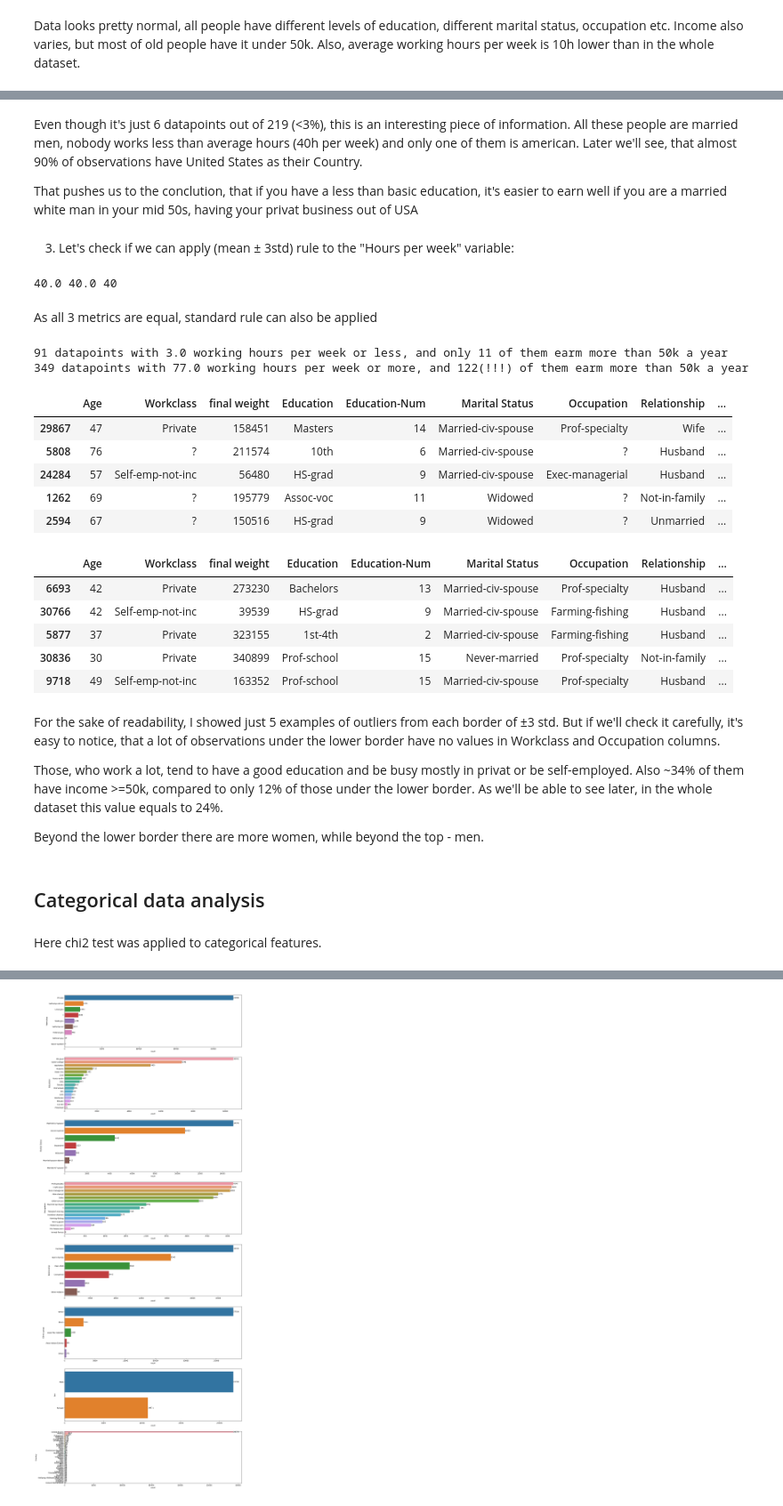
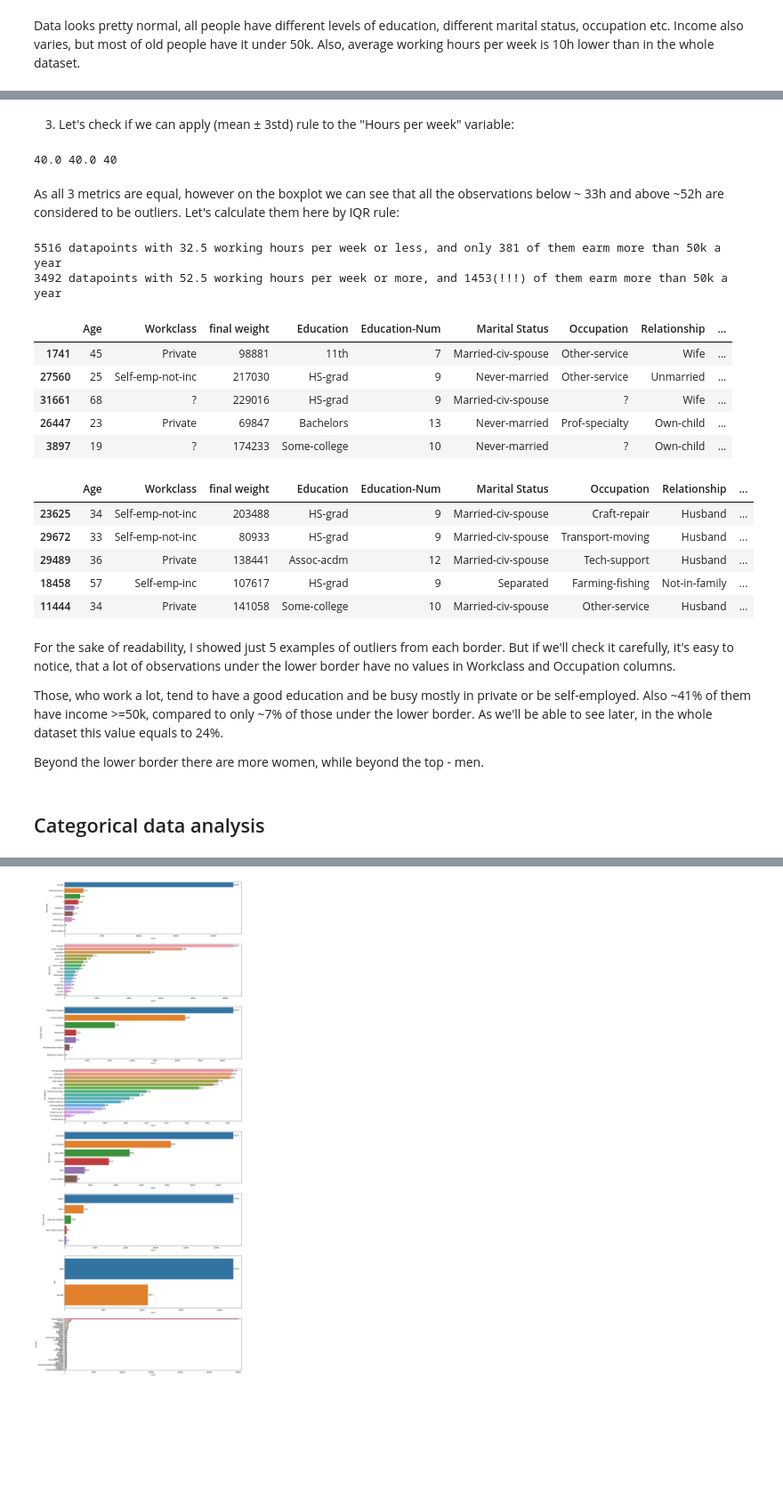
Before and after one commit to nadiia-duiunova/Adults_pet_project, a Jupyter notebook: Adult.ipynb, the cells around one changed output, grey strips where cells are left out. Shown at 89% size. Cells and saved outputs as stored; diff of their text form; code cells hidden in the pictures; blank space fills up the shorter version.

```diff
--- a/Adult.ipynb
+++ b/Adult.ipynb
@@ -158,57 +162,55 @@ education_outliers[education_outliers['Income'] == ' >50K']
-# %% [markdown]
-Even though it's just 6 datapoints out of 219 (<3%), this is an interesting piece of information. All these people are married men, nobody works less than average hours (40h per week) and only one of them is american. Later we'll see, that almost 90% of observations have United States as their Country.
-
-That pushes us to the conclution, that if you have a less than basic education, it's easier to earn well if you are a married white man in your mid 50s, having your privat business out of USA
 # %% [markdown]
 3. Let's check if we can apply (mean ± 3std) rule to the "Hours per week" variable:
-# %%
-median = np.median(df['Hours per week'])
-mean = np.mean(df['Hours per week']).round()
-mode = stats.mode(df['Hours per week'], keepdims = False)[0]
-print(median, mean, mode)
-# %% [output]
-40.0 40.0 40
-# %% [markdown]
-As all 3 metrics are equal, standard rule can also be applied
+# %%
+median = np.median(df['Hours per week'])
+mean = np.mean(df['Hours per week']).round()
+mode = stats.mode(df['Hours per week'], keepdims = False)[0]
+print(median, mean, mode)
+# %% [output]
+40.0 40.0 40
+# %% [markdown]
+As all 3 metrics are equal, however on the boxplot we can see that all the observations below ~ 33h and above ~52h are considered to be outliers. Let's calculate them here by IQR rule:
 # %%
-hpw_low_border = (mean - 3*np.std(df['Hours per week'])).round()
-hpw_low_outliers = df[df['Hours per week'] <= hpw_low_border]
+hpw_Q1 = np.percentile(df['Hours per week'], [25])[0]
+hpw_Q3 = np.percentile(df['Hours per week'], [75])[0]
+hpw_IQR = stats.iqr(df['Hours per week'], interpolation = 'midpoint')
 
-hpw_top_border = (mean + 3*np.std(df['Hours per week'])).round()
+hpw_low_border = hpw_Q1 - 1.5*hpw_IQR
+hpw_low_outliers = df[df['Hours per week'] < hpw_low_border]
+
+hpw_top_border = hpw_Q3 + 1.5*hpw_IQR
 hpw_top_outliers = df[df['Hours per week'] > hpw_top_border]
 
 hpw_low_outliers_over50k = hpw_low_outliers[hpw_low_outliers['Income'] == ' >50K']
 hpw_top_outliers_over50k = hpw_top_outliers[hpw_top_outliers['Income'] == ' >50K']
 
 print(f'{hpw_low_outliers.shape[0]} datapoints with {hpw_low_border} working hours per week or less, and only {hpw_low_outliers_over50k.shape[0]} of them earm more than 50k a year')
 print(f'{hpw_top_outliers.shape[0]} datapoints with {hpw_top_border} working hours per week or more, and {hpw_top_outliers_over50k.shape[0]}(!!!) of them earm more than 50k a year')
 
 hpw_low_outliers.sample(5)
 # %% [output]
-91 datapoints with 3.0 working hours per week or less, and only 11 of them earm more than 50k a year
-349 datapoints with 77.0 working hours per week or more, and 122(!!!) of them earm more than 50k a year
+5516 datapoints with 32.5 working hours per week or less, and only 381 of them earm more than 50k a year
+3492 datapoints with 52.5 working hours per week or more, and 1453(!!!) of them earm more than 50k a year
 |  | Age | Workclass | final weight | Education | Education-Num | Marital Status | Occupation | Relationship | ... |
-| 29867 | 47 | Private | 158451 | Masters | 14 | Married-civ-spouse | Prof-specialty | Wife | ... |
-| 5808 | 76 | ? | 211574 | 10th | 6 | Married-civ-spouse | ? | Husband | ... |
-| 24284 | 57 | Self-emp-not-inc | 56480 | HS-grad | 9 | Married-civ-spouse | Exec-managerial | Husband | ... |
-| 1262 | 69 | ? | 195779 | Assoc-voc | 11 | Widowed | ? | Not-in-family | ... |
-| 2594 | 67 | ? | 150516 | HS-grad | 9 | Widowed | ? | Unmarried | ... |
+| 1741 | 45 | Private | 98881 | 11th | 7 | Married-civ-spouse | Other-service | Wife | ... |
+| 27560 | 25 | Self-emp-not-inc | 217030 | HS-grad | 9 | Never-married | Other-service | Unmarried | ... |
+| 31661 | 68 | ? | 229016 | HS-grad | 9 | Married-civ-spouse | ? | Wife | ... |
+| 26447 | 23 | Private | 69847 | Bachelors | 13 | Never-married | Prof-specialty | Own-child | ... |
+| 3897 | 19 | ? | 174233 | Some-college | 10 | Never-married | ? | Own-child | ... |
 # %%
 hpw_top_outliers.sample(5)
 # %% [output]
 |  | Age | Workclass | final weight | Education | Education-Num | Marital Status | Occupation | Relationship | ... |
-| 6693 | 42 | Private | 273230 | Bachelors | 13 | Married-civ-spouse | Prof-specialty | Husband | ... |
-| 30766 | 42 | Self-emp-not-inc | 39539 | HS-grad | 9 | Married-civ-spouse | Farming-fishing | Husband | ... |
-| 5877 | 37 | Private | 323155 | 1st-4th | 2 | Married-civ-spouse | Farming-fishing | Husband | ... |
-| 30836 | 30 | Private | 340899 | Prof-school | 15 | Never-married | Prof-specialty | Not-in-family | ... |
-| 9718 | 49 | Self-emp-not-inc | 163352 | Prof-school | 15 | Married-civ-spouse | Prof-specialty | Husband | ... |
+| 23625 | 34 | Self-emp-not-inc | 203488 | HS-grad | 9 | Married-civ-spouse | Craft-repair | Husband | ... |
+| 29672 | 33 | Self-emp-not-inc | 80933 | HS-grad | 9 | Married-civ-spouse | Transport-moving | Husband | ... |
+| 29489 | 36 | Private | 138441 | Assoc-acdm | 12 | Married-civ-spouse | Tech-support | Husband | ... |
+| 18458 | 57 | Self-emp-inc | 107617 | HS-grad | 9 | Separated | Farming-fishing | Not-in-family | ... |
+| 11444 | 34 | Private | 141058 | Some-college | 10 | Married-civ-spouse | Other-service | Husband | ... |
 # %% [markdown]
-For the sake of readability, I showed just 5 examples of outliers from each border of ±3 std. But if we'll check it carefully, it's easy to notice, that a lot of observations under the lower border have no values in Workclass and Occupation columns.
+For the sake of readability, I showed just 5 examples of outliers from each border. But if we'll check it carefully, it's easy to notice, that a lot of observations under the lower border have no values in Workclass and Occupation columns.
 
-Those, who work a lot, tend to have a good education and be busy mostly in privat or be self-employed. Also ~34% of them have income >=50k, compared to only 12% of those under the lower border. As we'll be able to see later, in the whole dataset this value equals to 24%.
+Those, who work a lot, tend to have a good education and be busy mostly in private or be self-employed. Also ~41% of them have income >=50k, compared to only ~7% of those under the lower border. As we'll be able to see later, in the whole dataset this value equals to 24%.
 
 Beyond the lower border there are more women, while beyond the top - men.
 # %% [markdown]
 ## Categorical data analysis
-# %% [markdown]
-Here chi2 test was applied to categorical features.
```
Also changed, not shown: parts of 16 cells of this notebook.
